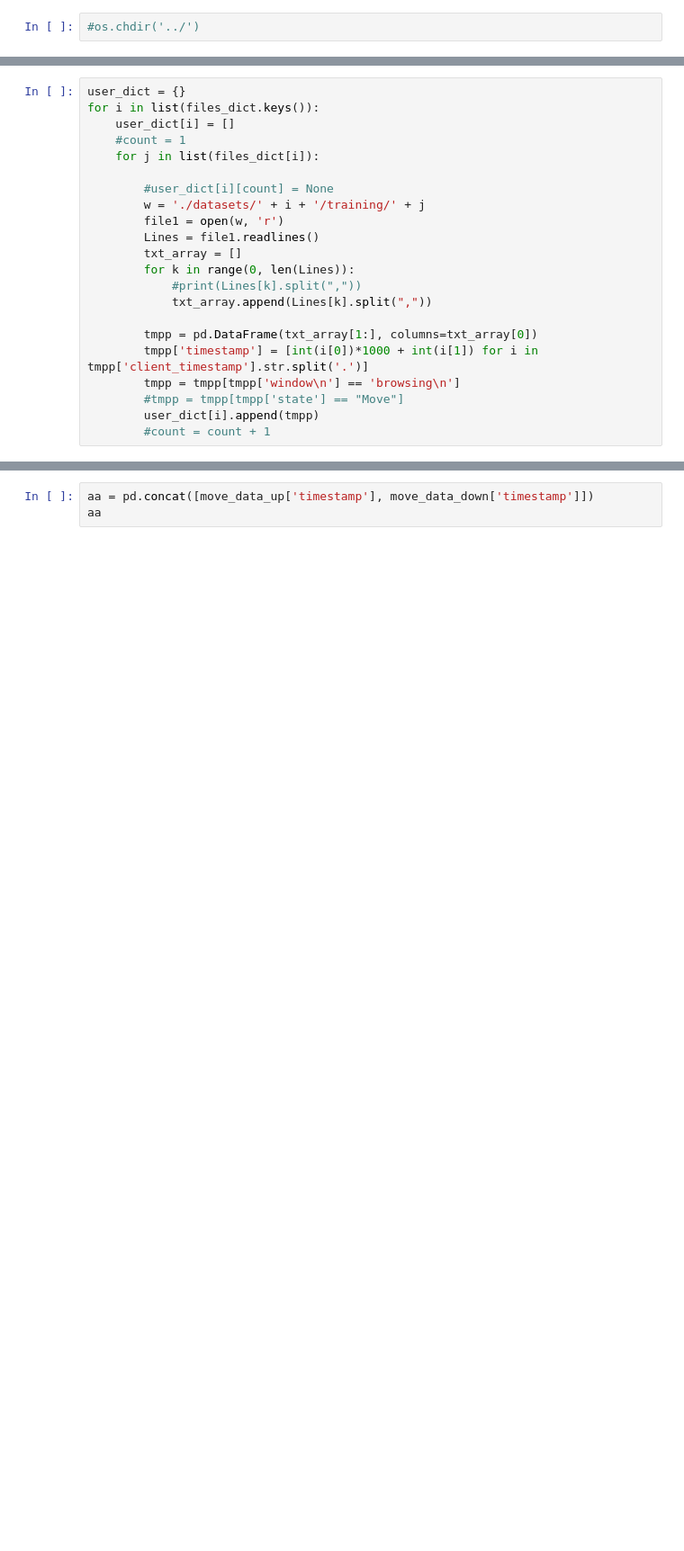
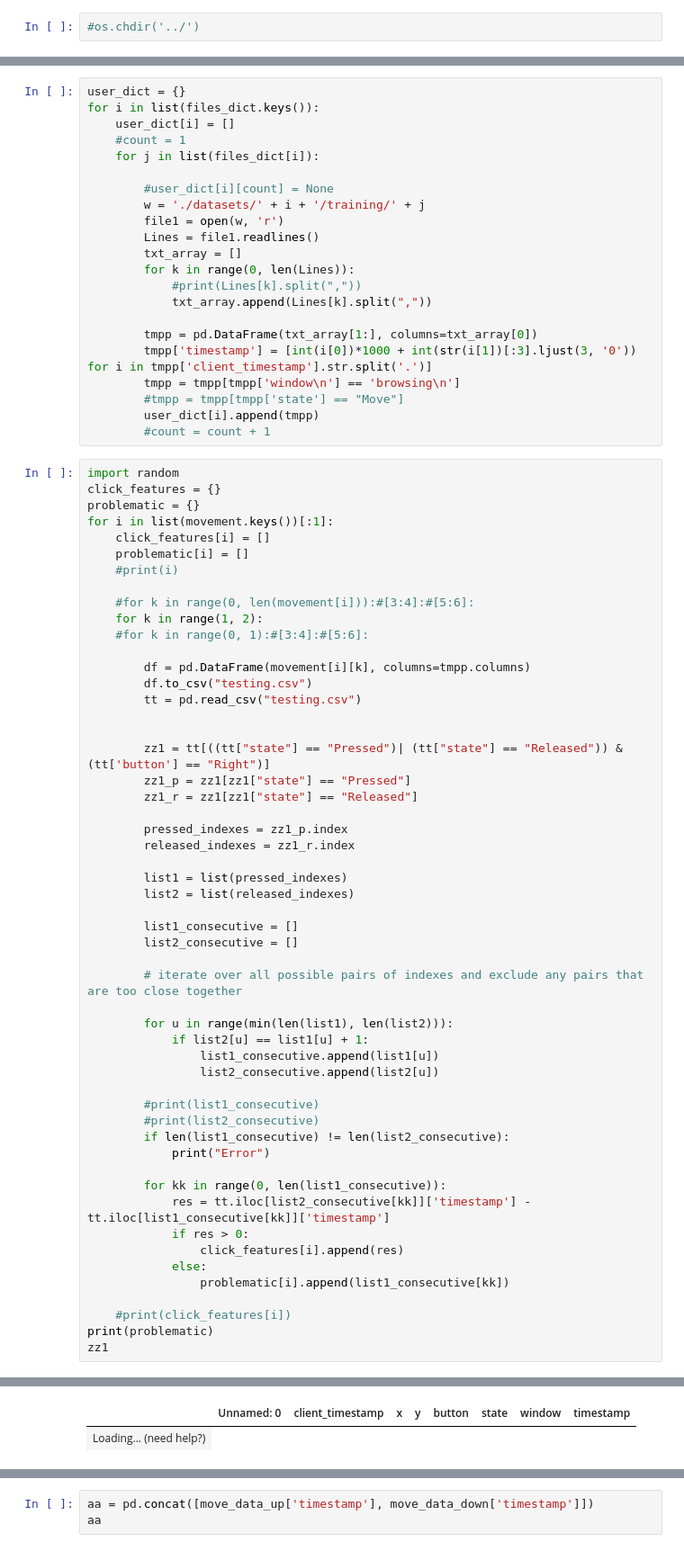
Before and after one commit to oscilloscope/mouse_boun, a Jupyter notebook: boun_d.ipynb, the cells around one changed output, grey strips where cells are left out. Shown at 90% size. Saved outputs shown, nothing was run; the diff lists cells and outputs as text; blank space fills up the shorter version.

Commit message:
click features 1

```diff
--- a/boun_d.ipynb
+++ b/boun_d.ipynb
@@ -194,8 +200,62 @@ for i in list(files_dict.keys()):
             txt_array.append(Lines[k].split(","))
 
         tmpp = pd.DataFrame(txt_array[1:], columns=txt_array[0])
-        tmpp['timestamp'] = [int(i[0])*1000 + int(i[1]) for i in tmpp['client_timestamp'].str.split('.')]
+        tmpp['timestamp'] = [int(i[0])*1000 + int(str(i[1])[:3].ljust(3, '0')) for i in tmpp['client_timestamp'].str.split('.')]
         tmpp = tmpp[tmpp['window\n'] == 'browsing\n']
         #tmpp = tmpp[tmpp['state'] == "Move"]
         user_dict[i].append(tmpp)
         #count = count + 1
+# %%
+import random
+click_features = {}
+problematic = {}
+for i in list(movement.keys())[:1]:
+    click_features[i] = []
+    problematic[i] = []
+    #print(i)
+
+    #for k in range(0, len(movement[i])):#[3:4]:#[5:6]:
+    for k in range(1, 2):
+    #for k in range(0, 1):#[3:4]:#[5:6]:
+
+        df = pd.DataFrame(movement[i][k], columns=tmpp.columns)
+        df.to_csv("testing.csv")
+        tt = pd.read_csv("testing.csv")
+
+
+        zz1 = tt[((tt["state"] == "Pressed")| (tt["state"] == "Released")) & (tt['button'] == "Right")]
+        zz1_p = zz1[zz1["state"] == "Pressed"]
+        zz1_r = zz1[zz1["state"] == "Released"]
+
+        pressed_indexes = zz1_p.index
+        released_indexes = zz1_r.index
+
+        list1 = list(pressed_indexes)
+        list2 = list(released_indexes)
+
+        list1_consecutive = []
+        list2_consecutive = []
+
+        # iterate over all possible pairs of indexes and exclude any pairs that are too close together
+
+        for u in range(min(len(list1), len(list2))):
+            if list2[u] == list1[u] + 1:
+                list1_consecutive.append(list1[u])
+                list2_consecutive.append(list2[u])
+
+        #print(list1_consecutive)
+        #print(list2_consecutive)
+        if len(list1_consecutive) != len(list2_consecutive):
+            print("Error")
+
+        for kk in range(0, len(list1_consecutive)):
+            res = tt.iloc[list2_consecutive[kk]]['timestamp'] - tt.iloc[list1_consecutive[kk]]['timestamp']
+            if res > 0:
+                click_features[i].append(res)
+            else:
+                problematic[i].append(list1_consecutive[kk])
+
+    #print(click_features[i])
+print(problematic)
+zz1
+# %% [output]
@@ -201,0 +263,2 @@ for i in list(files_dict.keys()):
+|  | Unnamed: 0 | client_timestamp | x | y | button | state | window | timestamp |
+| Loading... (need help?) |
```
Also changed, not shown: parts of 14 cells of this notebook, 4 other files.
